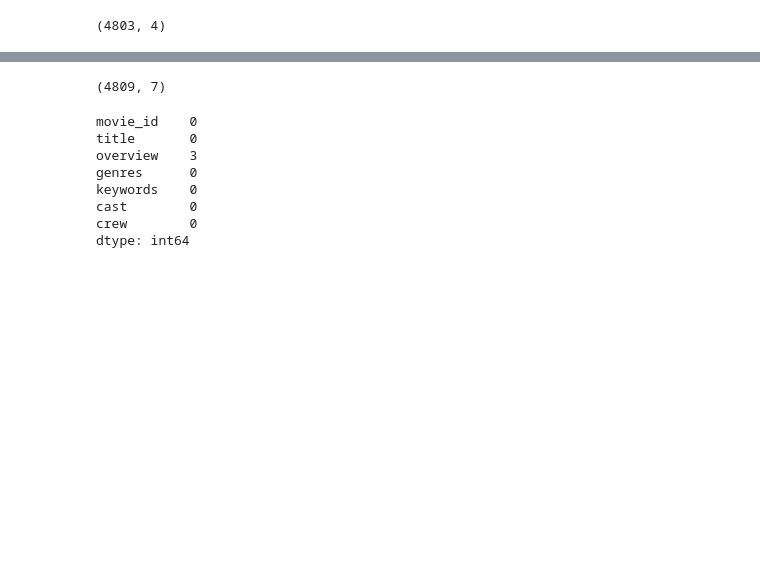
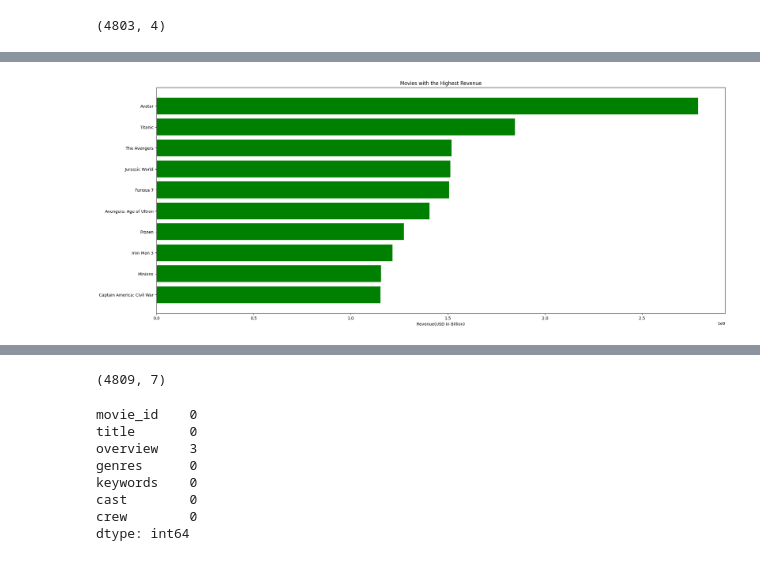
Before and after one commit to mustansirrashid/movie-recommender, a Jupyter notebook: recommender System.ipynb, the cells around one changed output, grey strips where cells are left out. Saved outputs shown, nothing was run; the diff lists cells and outputs as text; code cells hidden in the pictures; blank space fills up the shorter version.

```diff
--- a/recommender System.ipynb
+++ b/recommender System.ipynb
@@ -37,0 +154,14 @@ movies_df.shape
+# %%
+
+
+revenue= movies_df.sort_values('revenue', ascending=False)
+
+plt.figure(figsize=(25,10))
+plt.barh(revenue['title'].head(10),revenue['revenue'].head(10), align='center',
+        color='green')
+plt.xlabel('Revenue(USD in Billion)')
+plt.title('Movies with the Highest Revenue')
+plt.gca().invert_yaxis()  # Invert y-axis to display the movie with highest revenue at the top
+plt.savefig("artifacts/HighestRevenue.png",dpi=400)
+# %% [output]
+[figure, added]
```
Also changed, not shown: parts of 18 cells of this notebook, 7 other files.
